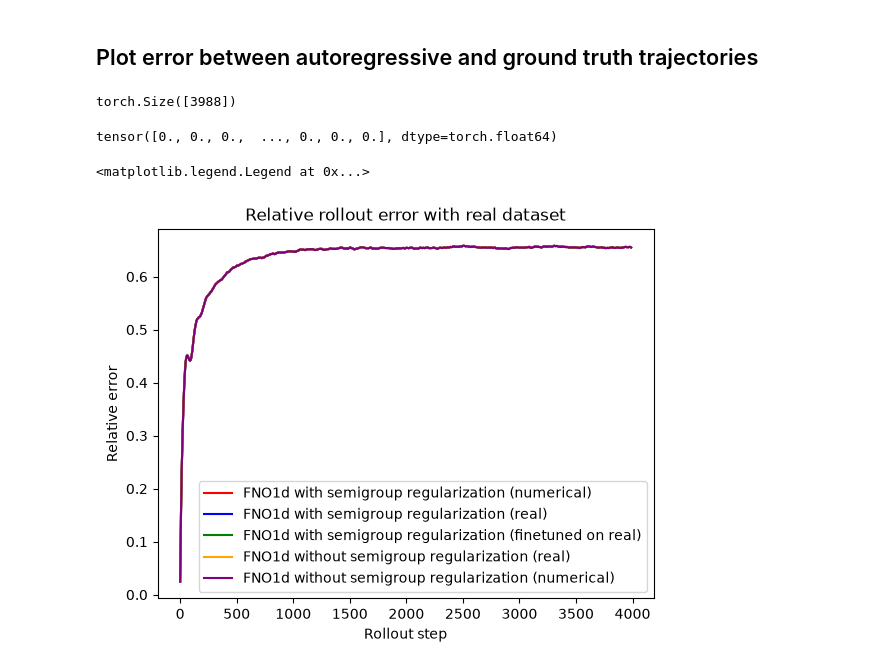
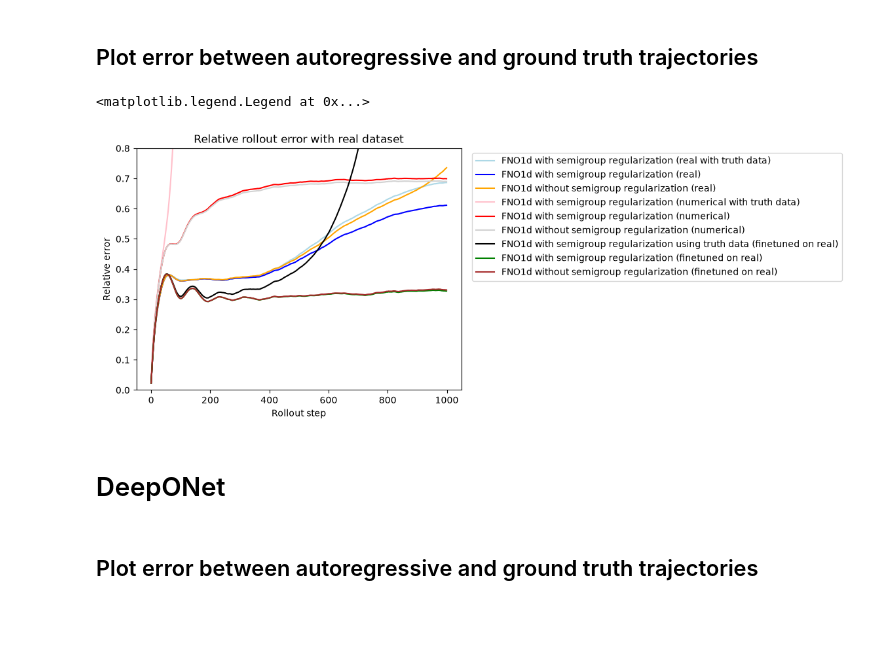
Before and after one commit to gabriel-vr/RealPDEBench, a Jupyter notebook: realpdebench/analysis.ipynb, the cells around one changed output. Cells and saved outputs as stored; diff of their text form; code cells hidden in the pictures; blank space fills up the shorter version.

Commit message:
fix: add relative loss to metrics script and perform analysis on deeponet results

```diff
--- a/realpdebench/analysis.ipynb
+++ b/realpdebench/analysis.ipynb
@@ -6,16 +9,26 @@ import numpy as np
 # %%
-fno1d_numerical_w_sg_path = '/raid/work/sandbox/RealPDEBench/models/fno1d/fno1d_cylinder_eval/2026-07-09_15-59-08/'
-fno1d_real_w_sg_path = '/raid/work/sandbox/RealPDEBench/models/fno1d/fno1d_cylinder_eval/2026-07-09_15-59-08'
-fno1d_finetuned_w_sg_path = '/raid/work/sandbox/RealPDEBench/models/fno1d/fno1d_cylinder_eval/2026-07-09_15-59-08'
+fno1d_real_w_sg_path = '/raid/work/sandbox/RealPDEBench/models/fno1d/fno1d_cylinder_eval/2026-07-14_12-12-00/'
+fno1d_numerical_w_sg_path = '/raid/work/sandbox/RealPDEBench/models/fno1d/fno1d_cylinder_eval/2026-07-14_12-39-09'
+fno1d_finetuned_w_sg_path = '/raid/work/sandbox/RealPDEBench/models/fno1d/fno1d_cylinder_eval/2026-07-16_15-49-58/'
 
-fno1d_real_wo_sg_path = '/raid/work/sandbox/RealPDEBench/models/fno1d/fno1d_cylinder_eval/2026-07-09_15-59-08'
-fno1d_numerical_wo_sg_path = '/raid/work/sandbox/RealPDEBench/models/fno1d/fno1d_cylinder_eval/2026-07-09_15-59-07'
+fno1d_real_w_sg_w_truth_data_path = '/raid/work/sandbox/RealPDEBench/models/fno1d/fno1d_cylinder_eval/2026-07-16_15-51-17/'
+fno1d_numerical_w_sg_w_truth_data_path = '/raid/work/sandbox/RealPDEBench/models/fno1d/fno1d_cylinder_eval/2026-07-16_23-39-35/'
+fno1d_finetuned_wsg_w_truth_data_path = '/raid/work/sandbox/RealPDEBench/models/fno1d/fno1d_cylinder_eval/2026-07-19_19-08-29'
+
+fno1d_real_wo_sg_path = '/raid/work/sandbox/RealPDEBench/models/fno1d/fno1d_cylinder_eval/2026-07-13_10-08-51/'
+fno1d_numerical_wo_sg_path = '/raid/work/sandbox/RealPDEBench/models/fno1d/fno1d_cylinder_eval/2026-07-13_11-30-32'
+fno1d_finetuned_wo_sg_path = '/raid/work/sandbox/RealPDEBench/models/fno1d/fno1d_cylinder_eval/2026-07-14_12-12-34/'
 # %%
+fno1d_real_w_sg_trajectories = torch.load(os.path.join(fno1d_real_w_sg_path, 'test_trajectories.pt'))
 fno1d_numerical_w_sg_trajectories = torch.load(os.path.join(fno1d_numerical_w_sg_path, 'test_trajectories.pt'))
-fno1d_real_w_sg_trajectories = torch.load(os.path.join(fno1d_real_w_sg_path, 'test_trajectories.pt'))
 fno1d_finetuned_w_sg_trajectories = torch.load(os.path.join(fno1d_finetuned_w_sg_path, 'test_trajectories.pt'))
+
+fno1d_real_w_sg_w_truth_data_trajectories = torch.load(os.path.join(fno1d_real_w_sg_w_truth_data_path, 'test_trajectories.pt'))
+fno1d_numerical_w_sg_w_truth_data_trajectories = torch.load(os.path.join(fno1d_numerical_w_sg_w_truth_data_path, 'test_trajectories.pt'))
+fno1d_finetuned_w_sg_w_truth_data_trajectories = torch.load(os.path.join(fno1d_finetuned_wsg_w_truth_data_path, 'test_trajectories.pt'))
 
 fno1d_real_wo_sg_trajectories = torch.load(os.path.join(fno1d_real_wo_sg_path, 'test_trajectories.pt'))
 fno1d_numerical_wo_sg_trajectories = torch.load(os.path.join(fno1d_numerical_wo_sg_path, 'test_trajectories.pt'))
+fno1d_finetuned_wo_sg_trajectories = torch.load(os.path.join(fno1d_finetuned_wo_sg_path, 'test_trajectories.pt'))
 # %% [markdown]
 ## Plot error between autoregressive and ground truth trajectories
@@ -50,33 +35,36 @@ def calculate_relative_loss(err, target=None, reduction="sum"):
 # %%
+fno1d_real_w_sg_rel_error = calculate_relative_loss(fno1d_real_w_sg_trajectories['pred'] - fno1d_real_w_sg_trajectories['target'], fno1d_real_w_sg_trajectories['target'], reduction="mean")
 fno1d_numerical_w_sg_rel_error = calculate_relative_loss(fno1d_numerical_w_sg_trajectories['pred'] - fno1d_numerical_w_sg_trajectories['target'], fno1d_numerical_w_sg_trajectories['target'], reduction="mean")
-fno1d_real_w_sg_rel_error = calculate_relative_loss(fno1d_real_w_sg_trajectories['pred'] - fno1d_real_w_sg_trajectories['target'], fno1d_real_w_sg_trajectories['target'], reduction="mean")
 fno1d_finetuned_w_sg_rel_error = calculate_relative_loss(fno1d_finetuned_w_sg_trajectories['pred'] - fno1d_finetuned_w_sg_trajectories['target'], fno1d_finetuned_w_sg_trajectories['target'], reduction="mean")
 
+fno1d_real_w_sg_w_truth_data_rel_error = calculate_relative_loss(fno1d_real_w_sg_w_truth_data_trajectories['pred'] - fno1d_real_w_sg_w_truth_data_trajectories['target'], fno1d_real_w_sg_w_truth_data_trajectories['target'], reduction="mean")
+fno1d_numerical_w_sg_w_truth_data_rel_error = calculate_relative_loss(fno1d_numerical_w_sg_w_truth_data_trajectories['pred'] - fno1d_numerical_w_sg_w_truth_data_trajectories['target'], fno1d_numerical_w_sg_w_truth_data_trajectories['target'], reduction="mean")
+fno1d_finetuned_w_sg_w_truth_data_rel_error = calculate_relative_loss(fno1d_finetuned_w_sg_w_truth_data_trajectories['pred'] - fno1d_finetuned_w_sg_w_truth_data_trajectories['target'], fno1d_finetuned_w_sg_w_truth_data_trajectories['target'], reduction="mean")
 
 fno1d_real_wo_sg_rel_error = calculate_relative_loss(fno1d_real_wo_sg_trajectories['pred'] - fno1d_real_wo_sg_trajectories['target'], fno1d_real_wo_sg_trajectories['target'], reduction="mean")
 fno1d_numerical_wo_sg_rel_error = calculate_relative_loss(fno1d_numerical_wo_sg_trajectories['pred'] - fno1d_numerical_wo_sg_trajectories['target'], fno1d_numerical_wo_sg_trajectories['target'], reduction="mean")
+fno1d_finetuned_wo_sg_rel_error = calculate_relative_loss(fno1d_finetuned_wo_sg_trajectories['pred'] - fno1d_finetuned_wo_sg_trajectories['target'], fno1d_finetuned_wo_sg_trajectories['target'], reduction="mean")
-# %%
-fno1d_numerical_w_sg_rel_error.shape
-# %% [output]
-torch.Size([3988])
-# %%
-fno1d_real_w_sg_rel_error - fno1d_real_wo_sg_rel_error
-# %% [output]
-tensor([0., 0., 0.,  ..., 0., 0., 0.], dtype=torch.float64)
 # %%
+plt.plot(fno1d_real_w_sg_w_truth_data_rel_error, color="lightblue", label="FNO1d with semigroup regularization (real with truth data)")
+plt.plot(fno1d_real_w_sg_rel_error, color="blue", label="FNO1d with semigroup regularization (real)")
+plt.plot(fno1d_real_wo_sg_rel_error, color="orange", label="FNO1d without semigroup regularization (real)")
+
+plt.plot(fno1d_numerical_w_sg_w_truth_data_rel_error, color="pink", label="FNO1d with semigroup regularization (numerical with truth data)")
 plt.plot(fno1d_numerical_w_sg_rel_error, color="red", label="FNO1d with semigroup regularization (numerical)")
-plt.plot(fno1d_real_w_sg_rel_error, color="blue", label="FNO1d with semigroup regularization (real)")
+plt.plot(fno1d_numerical_wo_sg_rel_error, color="lightgray", label="FNO1d without semigroup regularization (numerical)")
+
+plt.plot(fno1d_finetuned_w_sg_w_truth_data_rel_error, color="black", label="FNO1d with semigroup regularization using truth data (finetuned on real)")
 plt.plot(fno1d_finetuned_w_sg_rel_error, color="green", label="FNO1d with semigroup regularization (finetuned on real)")
-
-plt.plot(fno1d_real_wo_sg_rel_error, color="orange", label="FNO1d without semigroup regularization (real)")
-plt.plot(fno1d_numerical_wo_sg_rel_error, color="purple", label="FNO1d without semigroup regularization (numerical)")
-
+plt.plot(fno1d_finetuned_wo_sg_rel_error, color="brown", label="FNO1d without semigroup regularization (finetuned on real)")
 
 plt.xlabel("Rollout step")
 plt.ylabel("Relative error")
+plt.ylim(0, 0.8)
 #plt.yscale("log")
 plt.title("Relative rollout error with real dataset")
-plt.legend()
+plt.legend(loc="upper left", bbox_to_anchor=(1.02, 1))
 # %% [output]
 <matplotlib.legend.Legend at 0x...>
-[figure, old version]
+[figure, new version]
+# %% [markdown]
+# DeepONet
@@ -82,0 +95,2 @@ plt.legend()
+# %% [markdown]
+## Plot error between autoregressive and ground truth trajectories
```
Also changed, not shown: parts of 7 cells of this notebook, 1 other file.
